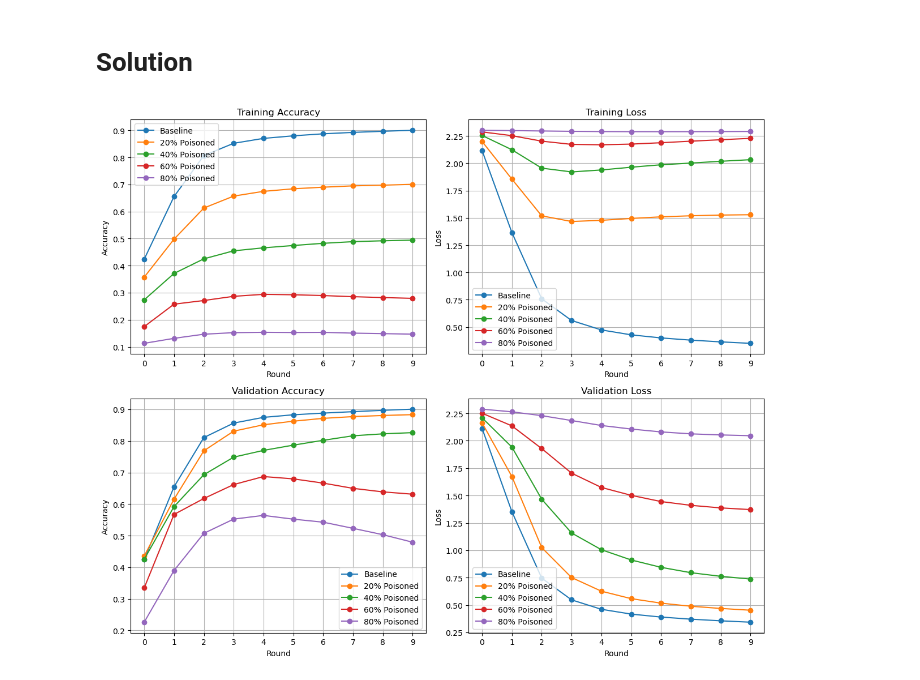
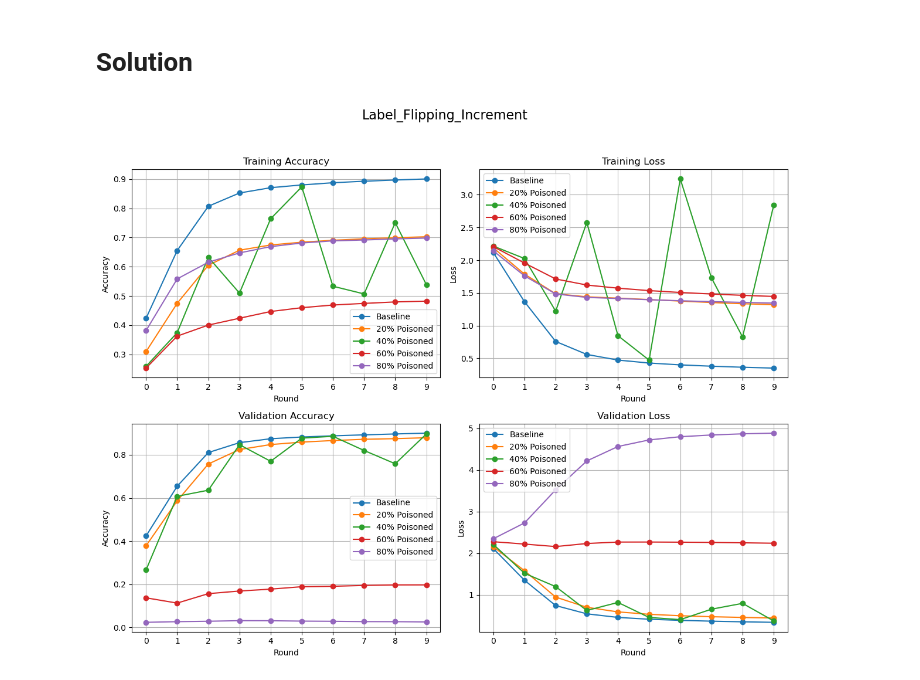
Before and after one commit to ClaudeCarlsson/Evaluating-Model-Poisoning-Attacks-in-Federated-Machine-Learning, a Jupyter notebook: results/Visualize All.ipynb, the cells around one changed output. Saved outputs shown, nothing was run; the diff lists cells and outputs as text; code cells hidden in the pictures.

```diff
--- a/results/Visualize All.ipynb
+++ b/results/Visualize All.ipynb
@@ -81,7 +81,11 @@ def json_to_df(file_path):
 # Solution
 # %%
 # Define file paths
-file_paths = ['5_client_baseline.json', '5_client_20.json', '5_client_40.json', '5_client_60.json', '5_client_80.json']
+root = "Label_Flipping_Increment"
+
+files = ['5_client_baseline.json', '5_client_20.json', '5_client_40.json', '5_client_60.json', '5_client_80.json']
+
+file_paths = [root+"/"+file for file in files]
 file_labels = ['Baseline', '20% Poisoned', '40% Poisoned', '60% Poisoned', '80% Poisoned']
 
 # Load data from files
@@ -114,33 +118,41 @@ for df, label in zip(dfs, file_labels):
     ticks = axs[1, 1].get_xticks()
     axs[1, 1].set_xticks(ticks)
     axs[1, 1].set_xticklabels(ticks)
 
     axs[0, 0].set_xlabel('Round')
     axs[0, 1].set_xlabel('Round')
     axs[1, 0].set_xlabel('Round')
     axs[1, 1].set_xlabel('Round')
 
     axs[0, 0].set_ylabel('Accuracy')
     axs[0, 1].set_ylabel('Loss')
     axs[1, 0].set_ylabel('Accuracy')
     axs[1, 1].set_ylabel('Loss')
 
 
 axs[0, 0].grid()
 axs[0, 1].grid()
 axs[1, 0].grid()
 axs[1, 1].grid()
 
 axs[0, 0].set_title('Training Accuracy')
 axs[0, 1].set_title('Training Loss')
 axs[1, 0].set_title('Validation Accuracy')
 axs[1, 1].set_title('Validation Loss')
 
 # Add legends
 for ax in axs.flat:
     ax.legend()
 
-plt.tight_layout()
-plt.show()
+# Title
+plt.suptitle(root, fontsize=16)
+
+
+# Adjust layout to accommodate the main title
+plt.tight_layout(rect=[0, 0.03, 1, 0.95])
+
+
+# Savefig
+plt.savefig(root+"/comparison.png")
 # %% [output]
-[figure, old version]
+[figure, new version]
```
Also changed, not shown: 29 other files.
